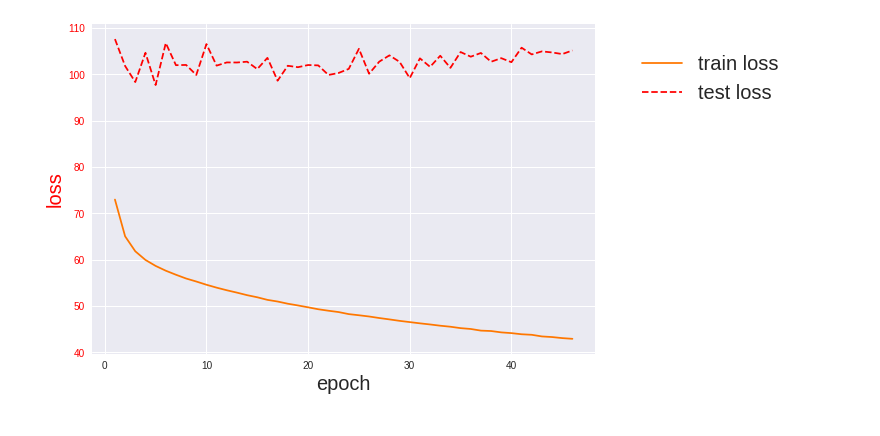
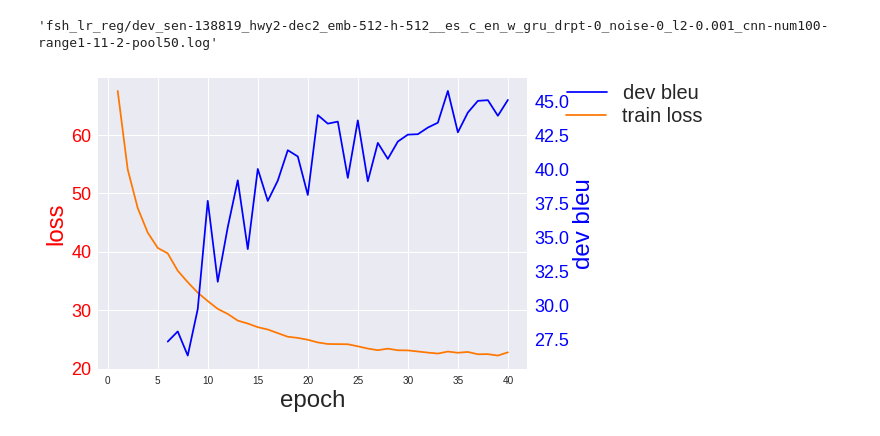
Before and after one commit to 0xSameer/speech2text, a Jupyter notebook: visualize.ipynb, the cells around one changed output. Saved outputs shown, nothing was run; the diff lists cells and outputs as text; code cells hidden in the pictures.

```diff
--- a/visualize.ipynb
+++ b/visualize.ipynb
@@ -46,21 +13,36 @@ fsh_lr_reg/seq2seq_sen-138819_hwy2-dec2_emb-512-h-512__sp_en_w_gru_drpt-0_noise-
 loading ...
 finished loading ..
+# %%
+log_dev_fil_name
+# %% [output]
+'fsh_lr_reg/dev_sen-138819_hwy2-dec2_emb-512-h-512__es_c_en_w_gru_drpt-0_noise-0_l2-0.001_cnn-num100-range1-11-2-pool50.log'
 # %%
 log_train = np.loadtxt(log_train_fil_name, delimiter=',', skiprows=False).transpose()
-log_test = np.loadtxt(log_dev_fil_name, delimiter=',', skiprows=False).transpose()
+log_test = np.loadtxt(log_dev_fil_name, delimiter=',', skiprows=5).transpose()
 # %%
 fig, ax1 = plt.subplots()
+fig.set_size_inches(8,5)
 ax1.plot(log_train[0], log_train[1], color='#ff7700')
-ax1.plot(log_test[0], log_test[1], 'r--')
-ax1.set_xlabel('epoch', size=20)
-ax1.set_ylabel('loss', color='r', size=20)
+# ax1.plot(log_test[0], log_test[1], 'r--')
+ax1.set_xlabel('epoch', size=24)
+ax1.set_ylabel('loss', color='r', size=24)
 for tl in ax1.get_yticklabels():
     tl.set_color('r')
-plt.legend(['train loss', 'test loss'], bbox_to_anchor=(1.4, 0.96), framealpha=0, fontsize=20)
+    tl.set_fontsize(18)
+plt.legend(['train loss', 'test loss'], bbox_to_anchor=(1.45, 0.96), framealpha=0, fontsize=20)
+ax2 = ax1.twinx()
+ax2.plot(log_test[0], log_test[2]*100, 'b-')
+ax2.set_xlabel('iteration')
+ax2.set_ylabel('dev bleu', color='b', size=24)
+# ax2.set_ylim(0, 0.9)
+for tl in ax2.get_yticklabels():
+    tl.set_color('b')
+    tl.set_fontsize(18)
+plt.legend(['dev bleu'], bbox_to_anchor=(1.44, 1.04), framealpha=0, fontsize=20)
+plt.grid(False)
 plt.tight_layout()
-plt.show()
 # %% [output]
-[figure, old version]
+[figure, new version]
 # %%
 key='fisher_dev'
 train=False
```
Also changed, not shown: parts of 7 cells of this notebook, 3 other files.
